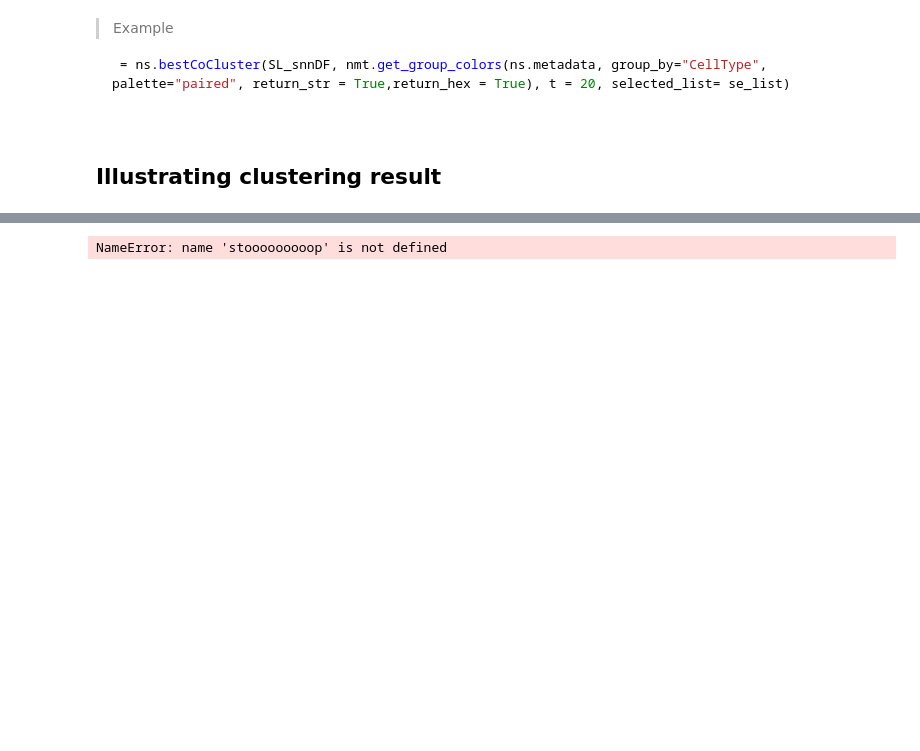
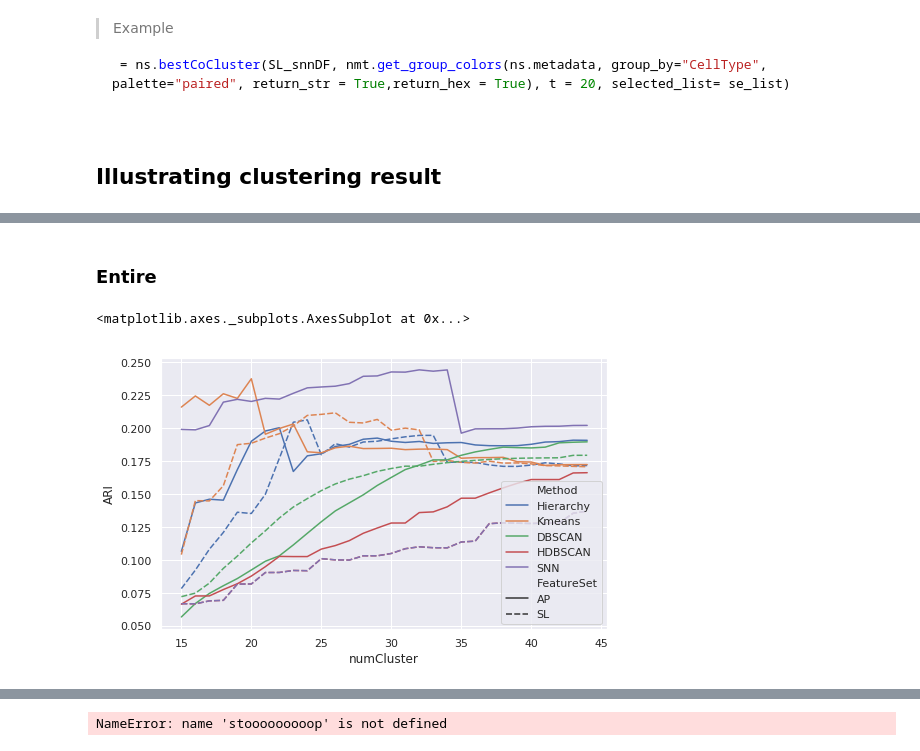
Before and after one commit to zijun-zhao/NMTcode, a Jupyter notebook: Code/Pipeline-Draft_APSL-11Nov.ipynb, the cells around one changed output, grey strips where cells are left out. Saved outputs shown, nothing was run; the diff lists cells and outputs as text; code cells hidden in the pictures; blank space fills up the shorter version.

```diff
--- a/Code/Pipeline-Draft_APSL-11Nov.ipynb
+++ b/Code/Pipeline-Draft_APSL-11Nov.ipynb
@@ -531,0 +762,8 @@ KeyboardInterrupt:
+# %% [markdown]
+### Entire
+# %%
+sns.lineplot(x="numCluster", y="ARI",style="FeatureSet",
+             hue="Method",        data=ARI_DF[ARI_DF['RegionUsed']=='Entire'])
+# %% [output]
+<matplotlib.axes._subplots.AxesSubplot at 0x...>
+[figure, added]
```
Also changed, not shown: parts of 31 cells of this notebook, 2 other files.
